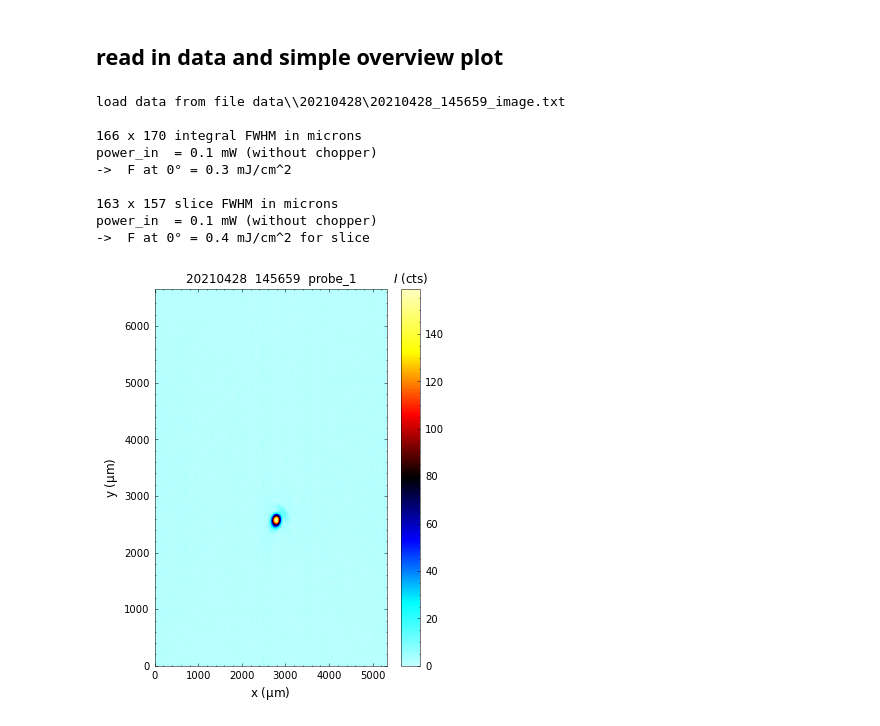
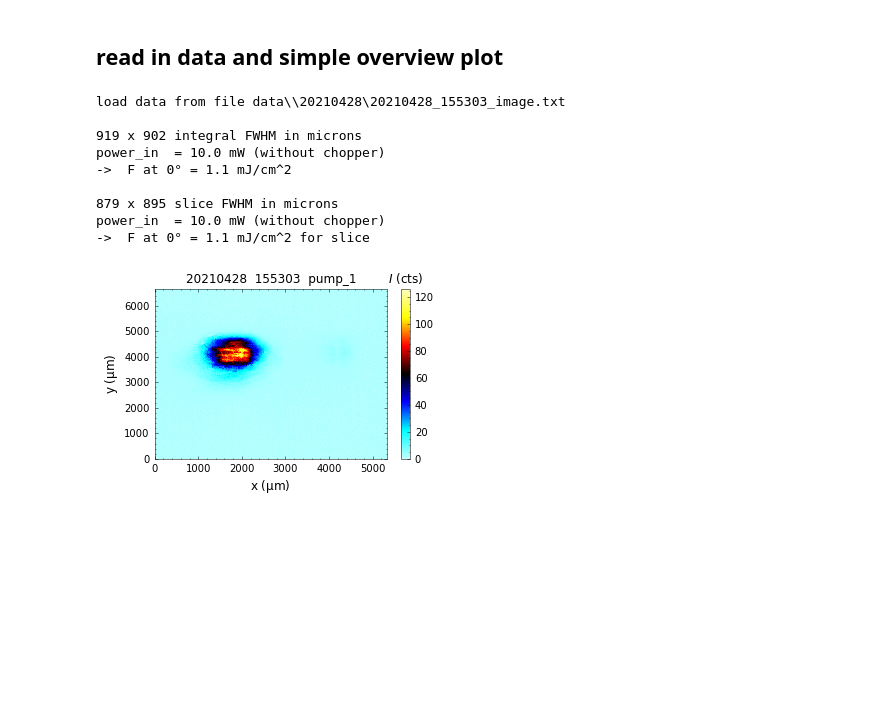
Before and after one commit to AvonReppert/udkm, a Jupyter notebook: docs/source/examples/beam_example.ipynb, the cells around one changed output. Drawn from its saved outputs; the diff is of its cells as text; code cells hidden in the pictures; blank space fills up the shorter version.

```diff
--- a/docs/source/examples/beam_example.ipynb
+++ b/docs/source/examples/beam_example.ipynb
@@ -7,40 +7,40 @@ the following snippets provide an example for the usage of the beamprofile modul
 # %%
 import os
 import matplotlib.pyplot as plt
 
 
 import udkm.beamprofile.functions as beam
 
 
 plt.style.use("../../../udkm/tools/udkm_base.mplstyle")
 
 example_data_path='../../../udkm/beamprofile/example/'
 os.chdir(example_data_path)
 
 parameter_file_name = "parameters/parameters_example_1.txt"
-line = 0
+line = 1
 
 params = beam.get_scan_parameter(parameter_file_name, line)
 params["suffix"] = "_image"
 params["plot_logarithmic"] = False
 params["data_directory"] = "data\\"
 
-params["x_min"] = 2200
-params["x_max"] = 4000
+params["x_min"] = 1000
+params["x_max"] = 3000
 
-params["y_min"] = 2100
-params["y_max"] = 3000
+params["y_min"] = 3000
+params["y_max"] = 5000
 
 scan = beam.load_data(params)
 plt.show()
 # %% [output]
-load data from file data\\20210428\20210428_145659_image.txt
+load data from file data\\20210428\20210428_155303_image.txt
 
-166 x 170 integral FWHM in microns
-power_in  = 0.1 mW (without chopper)
-->  F at 0° = 0.3 mJ/cm^2
+919 x 902 integral FWHM in microns
+power_in  = 10.0 mW (without chopper)
+->  F at 0° = 1.1 mJ/cm^2
 
-163 x 157 slice FWHM in microns
-power_in  = 0.1 mW (without chopper)
-->  F at 0° = 0.4 mJ/cm^2 for slice
+879 x 895 slice FWHM in microns
+power_in  = 10.0 mW (without chopper)
+->  F at 0° = 1.1 mJ/cm^2 for slice
-[figure, old version]
+[figure, new version]
```
Also changed, not shown: parts of 2 cells of this notebook, 11 other files.
